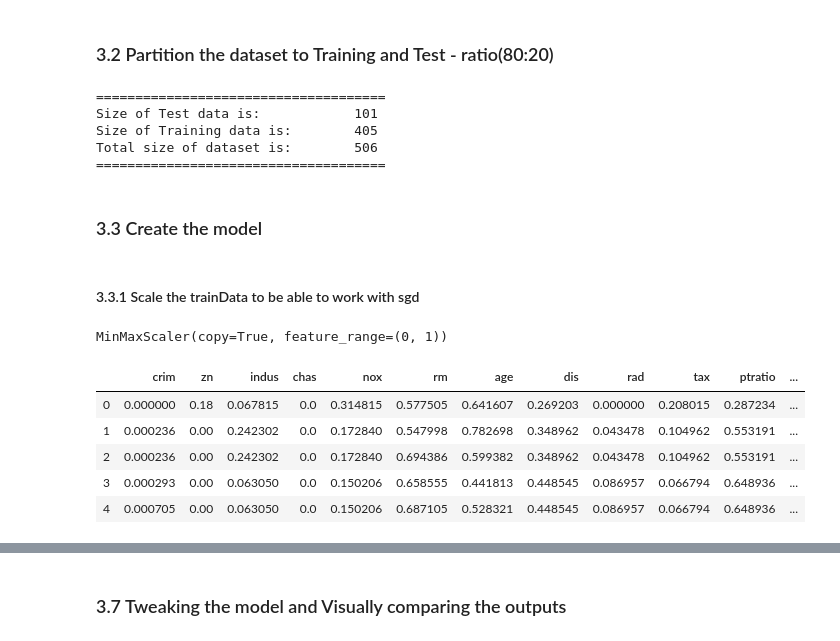
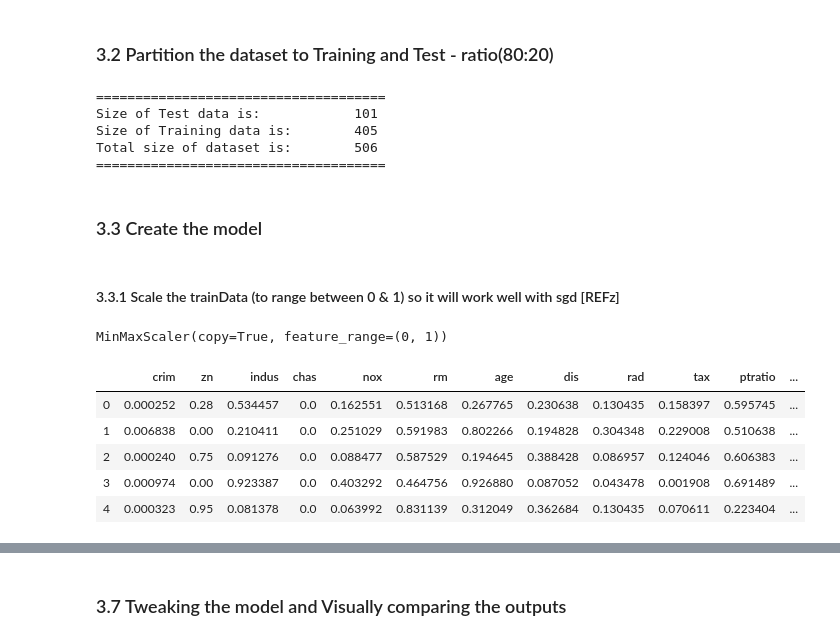
Before and after one commit to dewaledr/MLearning-Projects, a Jupyter notebook: Project_BostonHousePrices.ipynb, the cells around one changed output, grey strips where cells are left out. Drawn from its saved outputs; the diff is of its cells as text; code cells hidden in the pictures.

```diff
--- a/Project_BostonHousePrices.ipynb
+++ b/Project_BostonHousePrices.ipynb
@@ -723,43 +715,59 @@ outputData = dfp[['medv']]
 # how-do-i-create-test-and-train-samples-from-one-dataframe-with-pandas]
 #df = pd.DataFrame(np.random.randn(10, 5))        #...5 columns of 100 random data
 
-trainData = inputData.sample(frac=0.8,random_state=111,axis=0) #random state is a seed value
-testData  = inputData.drop(trainData.index)
-# print(trainData)
-# print(testData)
-print("=====================================")
-print("Size of Test data is:\t\t", len(testData))
-print("Size of Training data is: \t", len(trainData))
-print("Total size of dataset is: \t", len(testData) + len(trainData))
-print("=====================================")
+trainSeries = dfp.sample(frac=0.8,random_state=111,axis=0) #random state is a seed value
+testSeries  = dfp.drop(trainSeries.index)
+
+# Training Set 80%
+inputTrainDataX  = trainSeries[['crim', 'zn', 'indus','chas','nox','rm','age','dis','rad','tax','ptratio','black','lstat']]
+outputTrainDataY = trainSeries[['medv']]
+
+# Test Set 20%
+inputTestDataX  = testSeries[['crim', 'zn', 'indus','chas','nox','rm','age','dis','rad','tax','ptratio','black','lstat']]
+outputTestDataY = testSeries[['medv']]
+
+# # Confirm their lengths
+# print(len(trainSeries))
+# print(len(testSeries))
+
+# print(len(inputTrainDataX))
+# print(len(outputTrainDataY))
+
+# print(len(inputTestDataX))
+# print(len(outputTestDataY))
-# %% [output]
-=====================================
-Size of Test data is:            101
-Size of Training data is:        405
-Total size of dataset is:        506
-=====================================
+# %%
+print("=====================================")
+print("Size of Test data is:\t\t", len(inputTestDataX))
+print("Size of Training data is: \t", len(inputTrainDataX))
+print("Total size of dataset is: \t", len(inputTestDataX) + len(inputTrainDataX))
+print("=====================================")
+# print(inputTrainDataX)
+# %% [output]
+=====================================
+Size of Test data is:            101
+Size of Training data is:        405
+Total size of dataset is:        506
+=====================================
 # %% [markdown]
 ### 3.3 Create the model
 # %% [markdown]
-#### 3.3.1 Scale the trainData to be able to work with sgd
+#### 3.3.1 Scale the trainData (to range between 0 & 1) so it will work well with sgd [REFz]
 # %%
 scaler = MinMaxScaler()
-print(scaler.fit(inputData))
-MinMaxScaler(copy=False, feature_range=(0, 1)) ## Already a dataframe
-#print(scaler.data_max_)
-#print(scaler.data_min_)
-scaledData = scaler.transform(inputData)
-#print(scaledData)
+print(scaler.fit(inputTrainDataX))
+MinMaxScaler(copy=False, feature_range=(0, 1))      ## Already a dataframe, no need to copy
+scaledData = scaler.transform(inputTrainDataX)
+
 # Need to convert this to pandas dataframe since output from Scaler is numpy Array
-#scaledTrain_df = pd.DataFrame(scaledData)
 scaledTrain_df = pd.DataFrame(scaledData, columns=inputData.columns.values)
 scaledTrain_df.head()
-#print(scaledTrain_df)
+# print(scaledData)
+# print(scaledTrain_df)
 # %% [output]
 MinMaxScaler(copy=True, feature_range=(0, 1))
 |  | crim | zn | indus | chas | nox | rm | age | dis | rad | tax | ptratio | ... |
-| 0 | 0.000000 | 0.18 | 0.067815 | 0.0 | 0.314815 | 0.577505 | 0.641607 | 0.269203 | 0.000000 | 0.208015 | 0.287234 | ... |
-| 1 | 0.000236 | 0.00 | 0.242302 | 0.0 | 0.172840 | 0.547998 | 0.782698 | 0.348962 | 0.043478 | 0.104962 | 0.553191 | ... |
-| 2 | 0.000236 | 0.00 | 0.242302 | 0.0 | 0.172840 | 0.694386 | 0.599382 | 0.348962 | 0.043478 | 0.104962 | 0.553191 | ... |
-| 3 | 0.000293 | 0.00 | 0.063050 | 0.0 | 0.150206 | 0.658555 | 0.441813 | 0.448545 | 0.086957 | 0.066794 | 0.648936 | ... |
-| 4 | 0.000705 | 0.00 | 0.063050 | 0.0 | 0.150206 | 0.687105 | 0.528321 | 0.448545 | 0.086957 | 0.066794 | 0.648936 | ... |
+| 0 | 0.000252 | 0.28 | 0.534457 | 0.0 | 0.162551 | 0.513168 | 0.267765 | 0.230638 | 0.130435 | 0.158397 | 0.595745 | ... |
+| 1 | 0.006838 | 0.00 | 0.210411 | 0.0 | 0.251029 | 0.591983 | 0.802266 | 0.194828 | 0.304348 | 0.229008 | 0.510638 | ... |
+| 2 | 0.000240 | 0.75 | 0.091276 | 0.0 | 0.088477 | 0.587529 | 0.194645 | 0.388428 | 0.086957 | 0.124046 | 0.606383 | ... |
+| 3 | 0.000974 | 0.00 | 0.923387 | 0.0 | 0.403292 | 0.464756 | 0.926880 | 0.087052 | 0.043478 | 0.001908 | 0.691489 | ... |
+| 4 | 0.000323 | 0.95 | 0.081378 | 0.0 | 0.063992 | 0.831139 | 0.312049 | 0.362684 | 0.130435 | 0.070611 | 0.223404 | ... |
```
Also changed, not shown: parts of 28 cells of this notebook.
